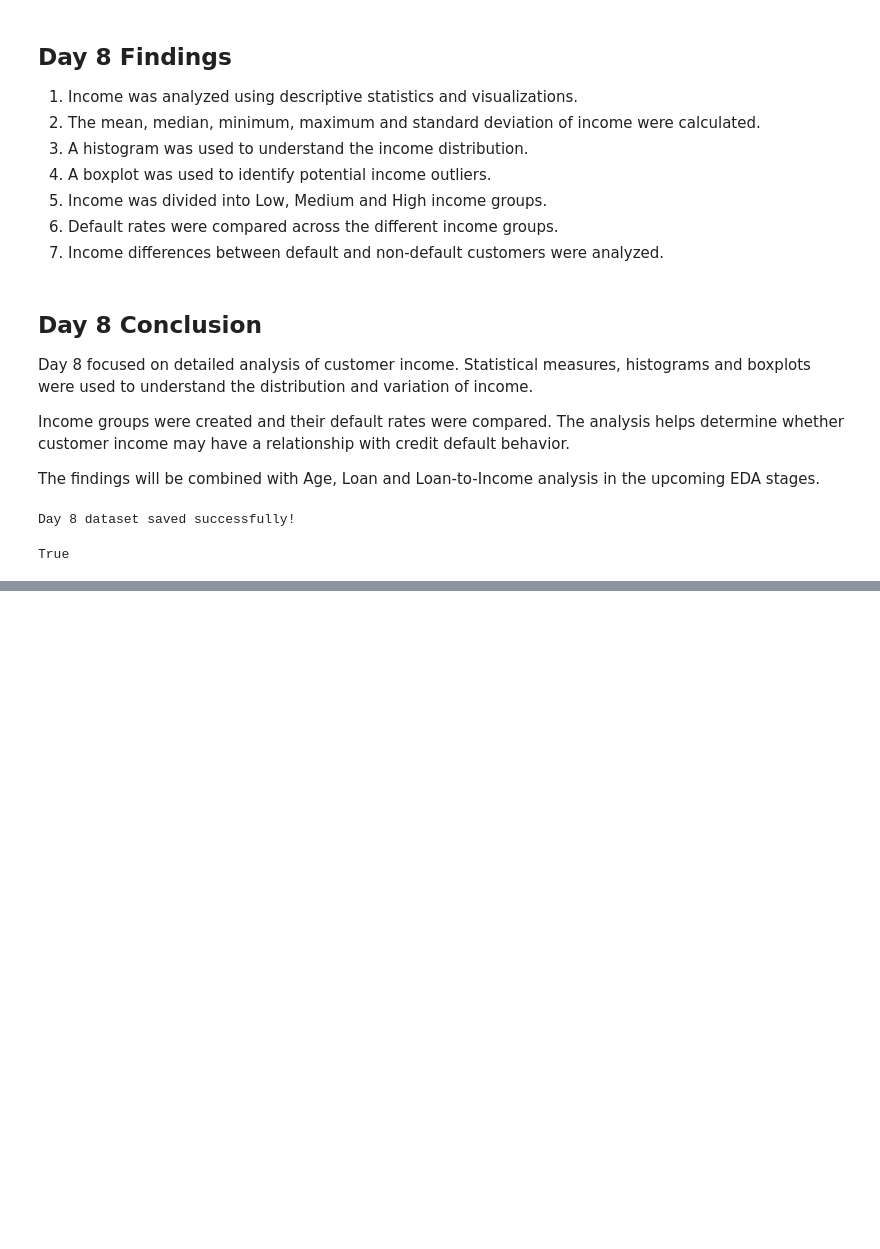
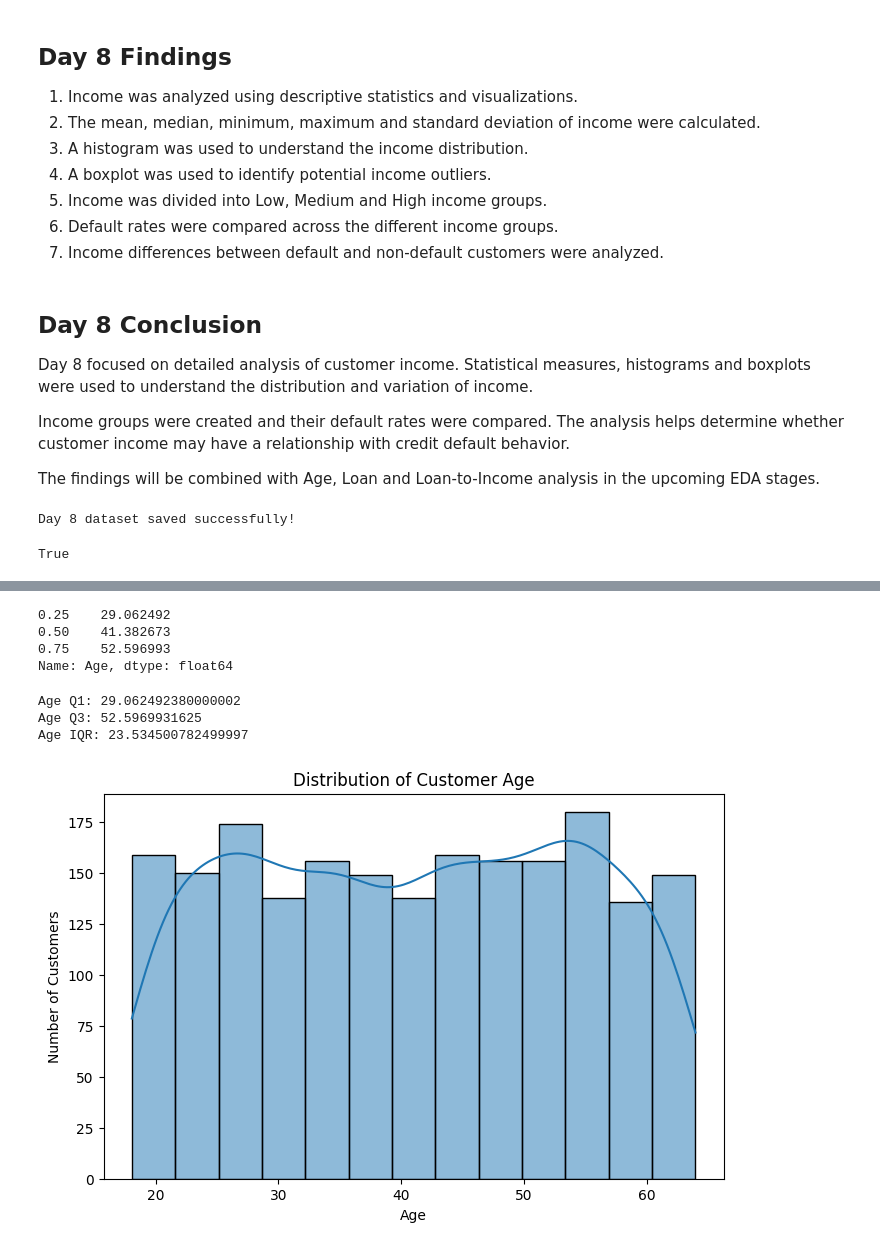
Before and after one commit to amisharout716-svg/Credit-Card-Default-, a Jupyter notebook: Credit_Card_Default_Prediction.ipynb, the cells around one changed output, grey strips where cells are left out. Cells and saved outputs as stored; diff of their text form; code cells hidden in the pictures; blank space fills up the shorter version.

```diff
--- a/Credit_Card_Default_Prediction.ipynb
+++ b/Credit_Card_Default_Prediction.ipynb
@@ -2431,0 +2449,9 @@ True
+# %%
+url = "https://raw.githubusercontent.com/YBI-Foundation/Dataset/main/Credit%20Default.csv"
+
+df = pd.read_csv(url)
+
+print("Dataset loaded successfully!")
+print("Shape:", df.shape)
+
+df.head()
@@ -2431,0 +2492,38 @@ True
+# %%
+age_quartiles = df['Age'].quantile([0.25, 0.50, 0.75])
+
+print(age_quartiles)
+# %% [output]
+0.25    29.062492
+0.50    41.382673
+0.75    52.596993
+Name: Age, dtype: float64
+# %%
+Q1 = df['Age'].quantile(0.25)
+Q3 = df['Age'].quantile(0.75)
+
+age_IQR = Q3 - Q1
+
+print("Age Q1:", Q1)
+print("Age Q3:", Q3)
+print("Age IQR:", age_IQR)
+# %% [output]
+Age Q1: 29.062492380000002
+Age Q3: 52.5969931625
+Age IQR: 23.534500782499997
+# %%
+plt.figure(figsize=(8,5))
+
+sns.histplot(
+    data=df,
+    x='Age',
+    kde=True
+)
+
+plt.title('Distribution of Customer Age')
+plt.xlabel('Age')
+plt.ylabel('Number of Customers')
+
+plt.show()
+# %% [output]
+[figure, added]
```
Also changed, not shown: parts of 24 cells of this notebook.
